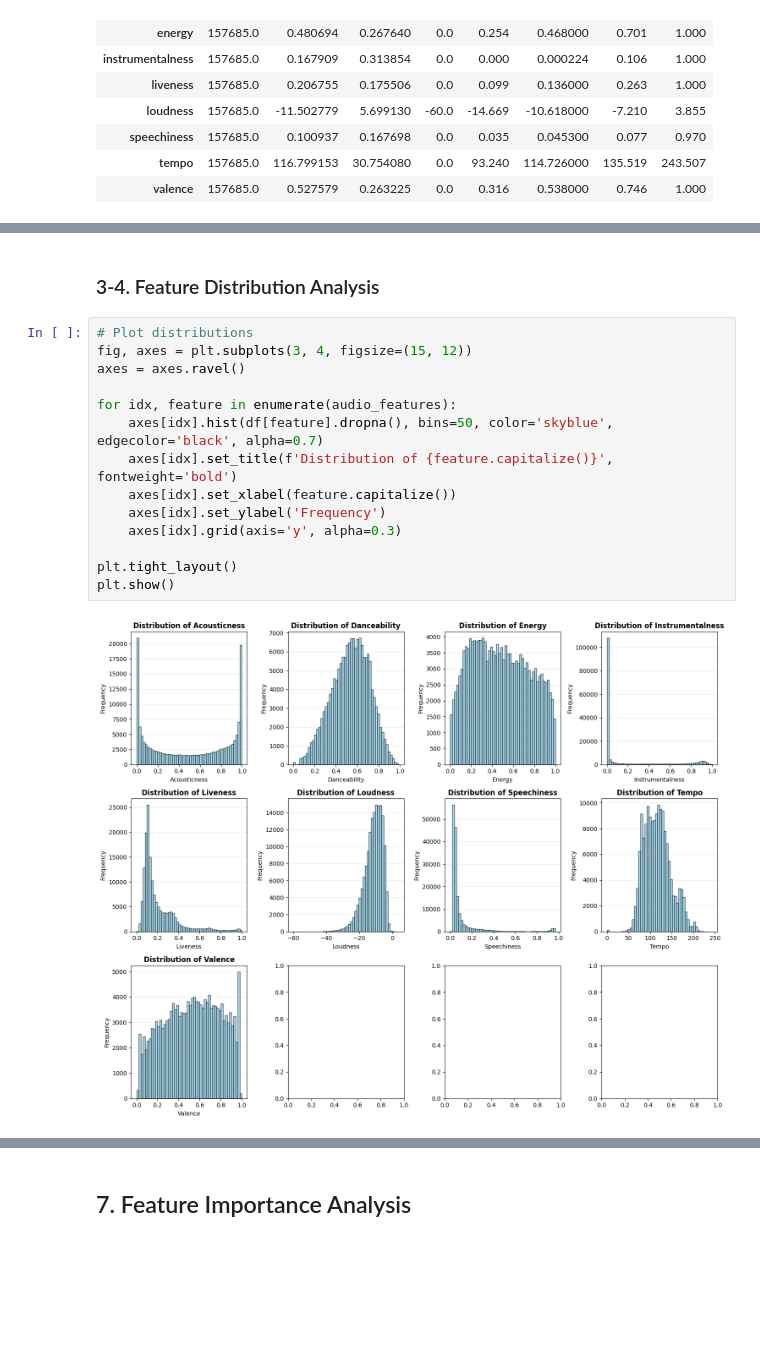
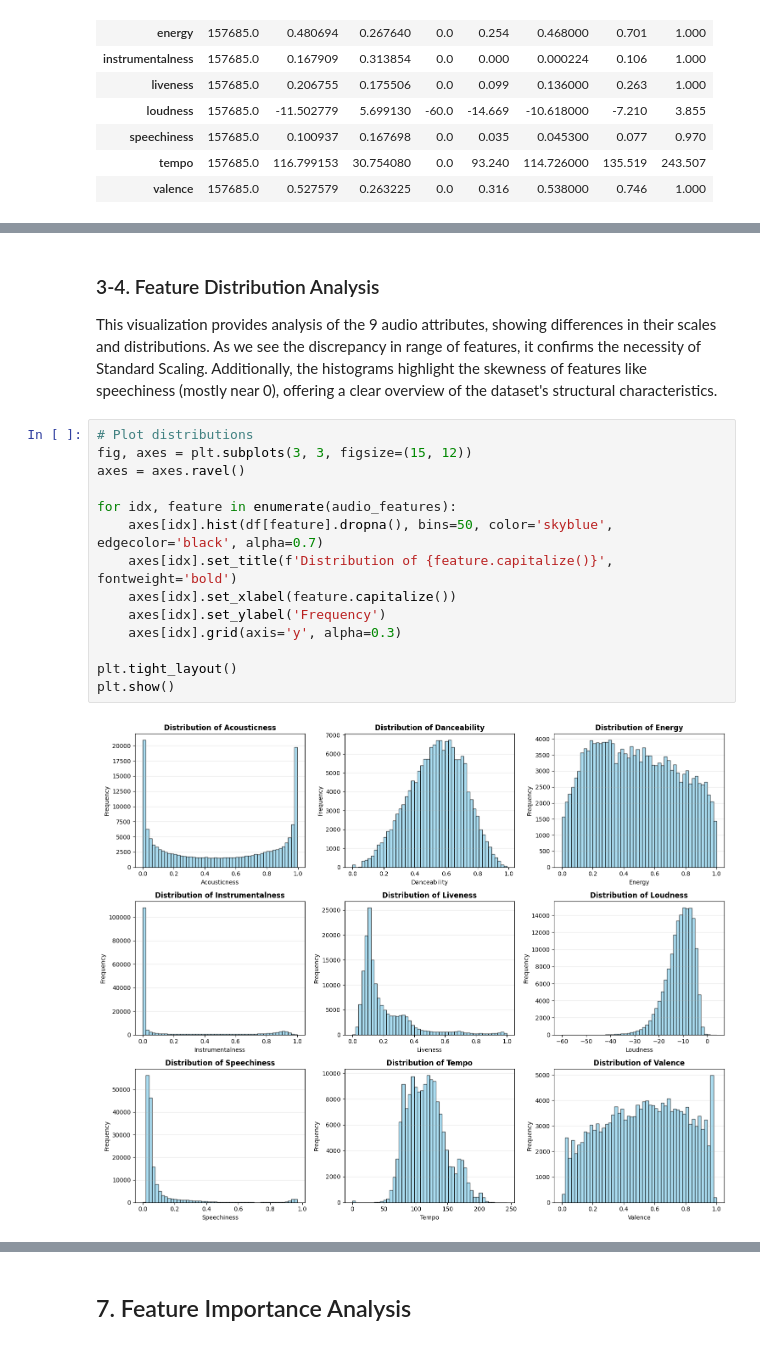
Before and after one commit to sihyunlkim/spotify-knn-recommender, a Jupyter notebook: PTDS.ipynb, the cells around one changed output, grey strips where cells are left out. Drawn from its saved outputs; the diff is of its cells as text; blank space fills up the shorter version.

```diff
--- a/PTDS.ipynb
+++ b/PTDS.ipynb
@@ -135,21 +134,22 @@ Audio Features Statistics:
 | valence | 157504.0 | 0.528185 | 0.262767 | 0.00001 | 0.317 | 0.538000 | 0.74600 | 1.000 |
 # %% [markdown]
 ### 3-4. Feature Distribution Analysis
+This visualization provides analysis of the 9 audio attributes, showing differences in their scales and distributions. As we see the discrepancy in range of features, it confirms the necessity of Standard Scaling. Additionally, the histograms highlight the skewness of features like speechiness (mostly near 0), offering a clear overview of the dataset's structural characteristics.
 # %%
 # Plot distributions
-fig, axes = plt.subplots(3, 4, figsize=(15, 12))
+fig, axes = plt.subplots(3, 3, figsize=(15, 12))
 axes = axes.ravel()
 
 for idx, feature in enumerate(audio_features):
     axes[idx].hist(df[feature].dropna(), bins=50, color='skyblue', edgecolor='black', alpha=0.7)
     axes[idx].set_title(f'Distribution of {feature.capitalize()}', fontweight='bold')
     axes[idx].set_xlabel(feature.capitalize())
     axes[idx].set_ylabel('Frequency')
     axes[idx].grid(axis='y', alpha=0.3)
 
 plt.tight_layout()
 plt.show()
 # %% [output]
-[figure, old version]
+[figure, new version]
 # %% [markdown]
 ### 3-5. Correlation Heatmap
```
Also changed, not shown: parts of 34 cells of this notebook.
